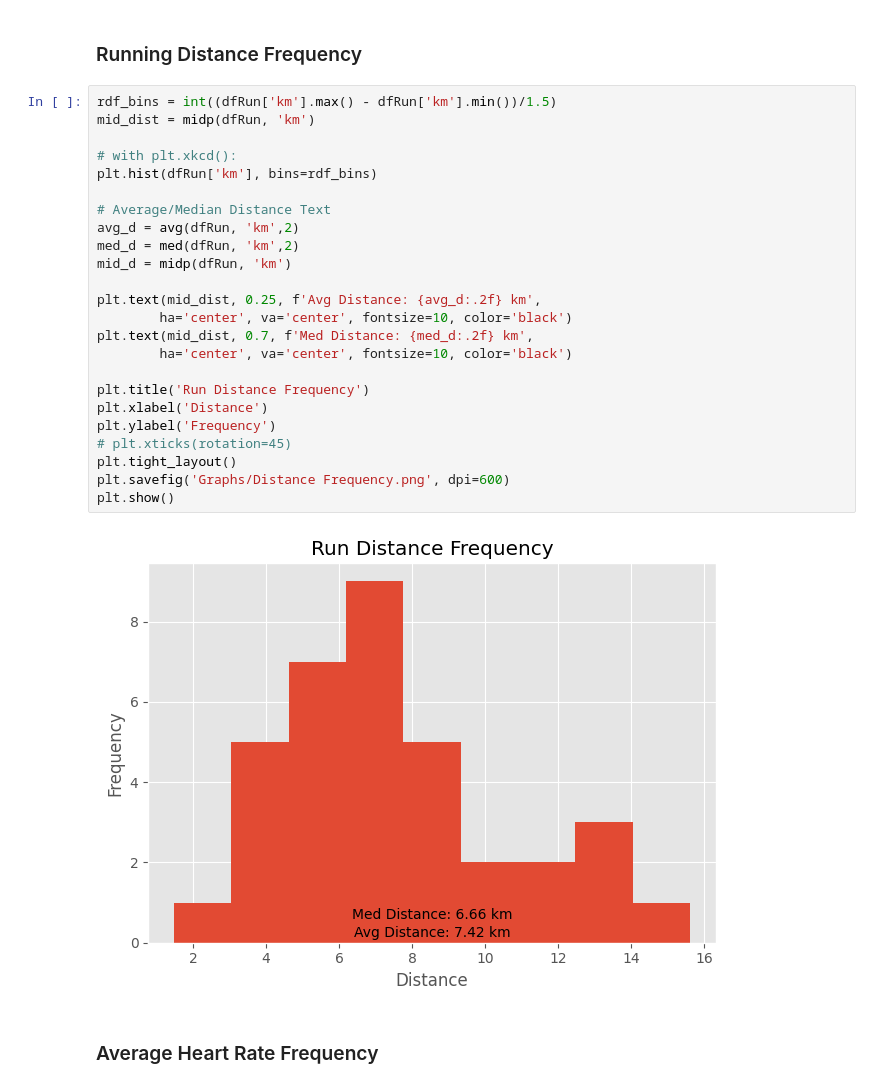
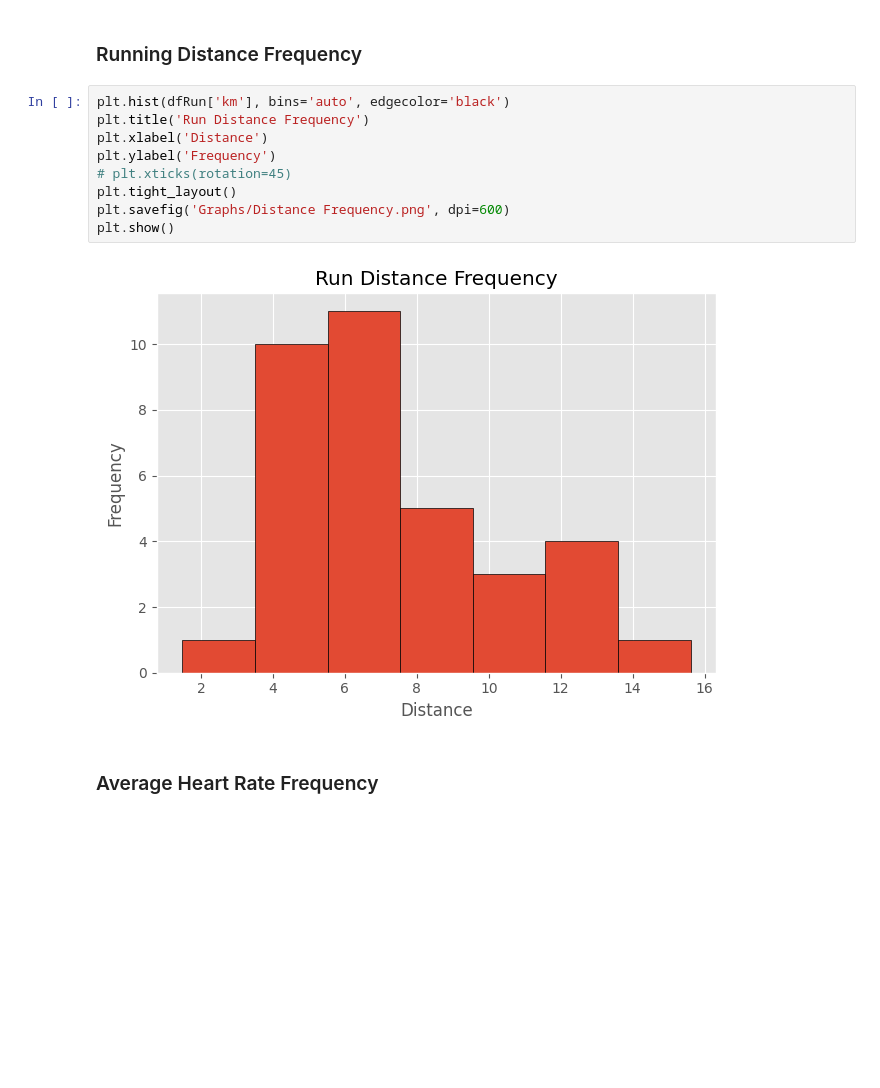
Before and after one commit to palmerac/Elevate, a Jupyter notebook: runStats.ipynb, the cells around one changed output. Cells and saved outputs as stored; diff of their text form; blank space fills up the shorter version.

```diff
--- a/runStats.ipynb
+++ b/runStats.ipynb
@@ -139,31 +139,16 @@ dfBike.to_csv('bikeStats.csv')
 # %% [markdown]
 ### Running Distance Frequency
 # %%
-rdf_bins = int((dfRun['km'].max() - dfRun['km'].min())/1.5)
-mid_dist = midp(dfRun, 'km')
-
-# with plt.xkcd():
-plt.hist(dfRun['km'], bins=rdf_bins)
-
-# Average/Median Distance Text
-avg_d = avg(dfRun, 'km',2)
-med_d = med(dfRun, 'km',2)
-mid_d = midp(dfRun, 'km')
-
-plt.text(mid_dist, 0.25, f'Avg Distance: {avg_d:.2f} km',
-        ha='center', va='center', fontsize=10, color='black')
-plt.text(mid_dist, 0.7, f'Med Distance: {med_d:.2f} km',
-        ha='center', va='center', fontsize=10, color='black')
-
+plt.hist(dfRun['km'], bins='auto', edgecolor='black')
 plt.title('Run Distance Frequency')
 plt.xlabel('Distance')
 plt.ylabel('Frequency')
 # plt.xticks(rotation=45)
 plt.tight_layout()
 plt.savefig('Graphs/Distance Frequency.png', dpi=600)
 plt.show()
 # %% [output]
-[figure, old version]
+[figure, new version]
 # %% [markdown]
 ### Average Heart Rate Frequency
 # %%
```
Also changed, not shown: parts of 3 cells of this notebook, 9 other files.
